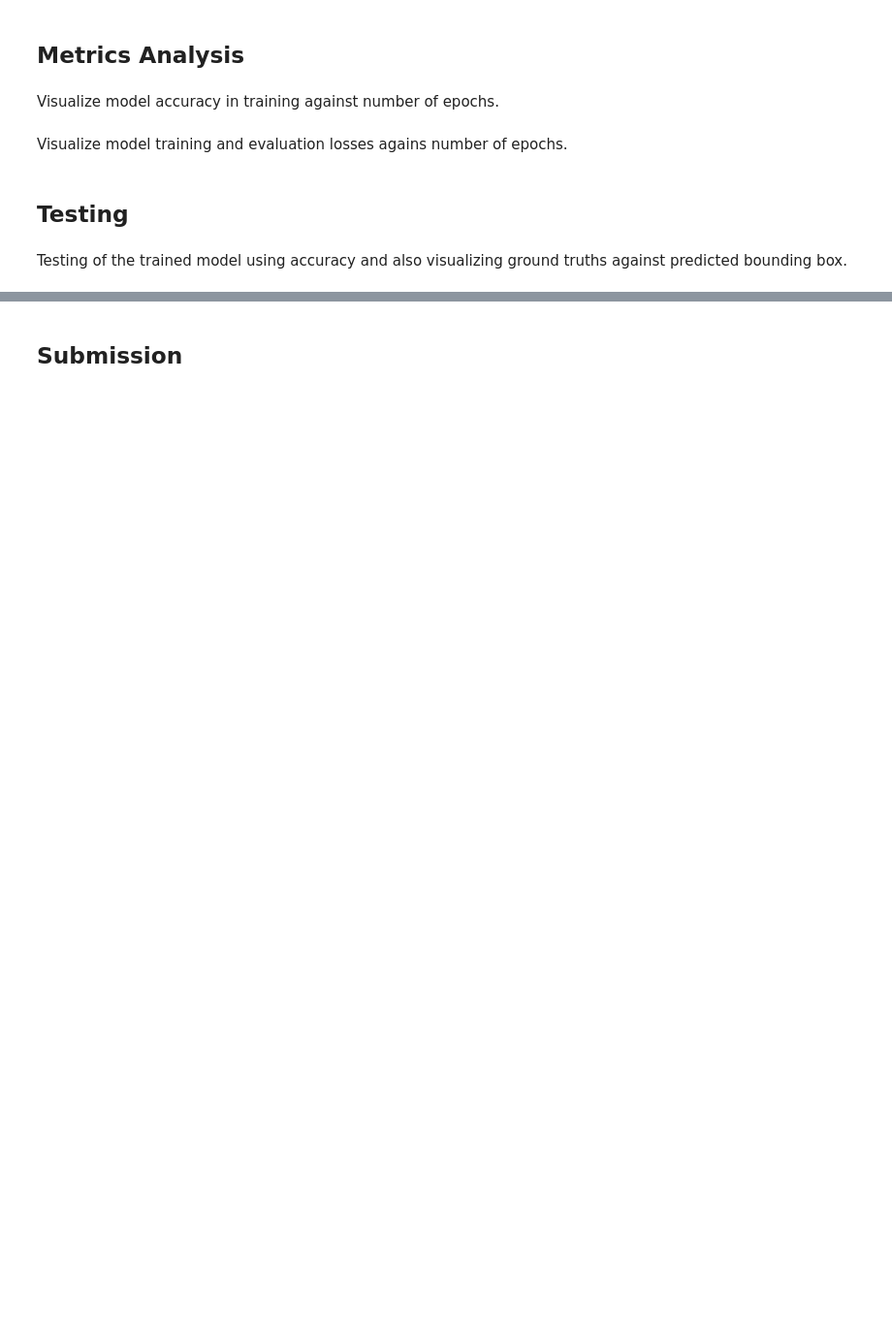
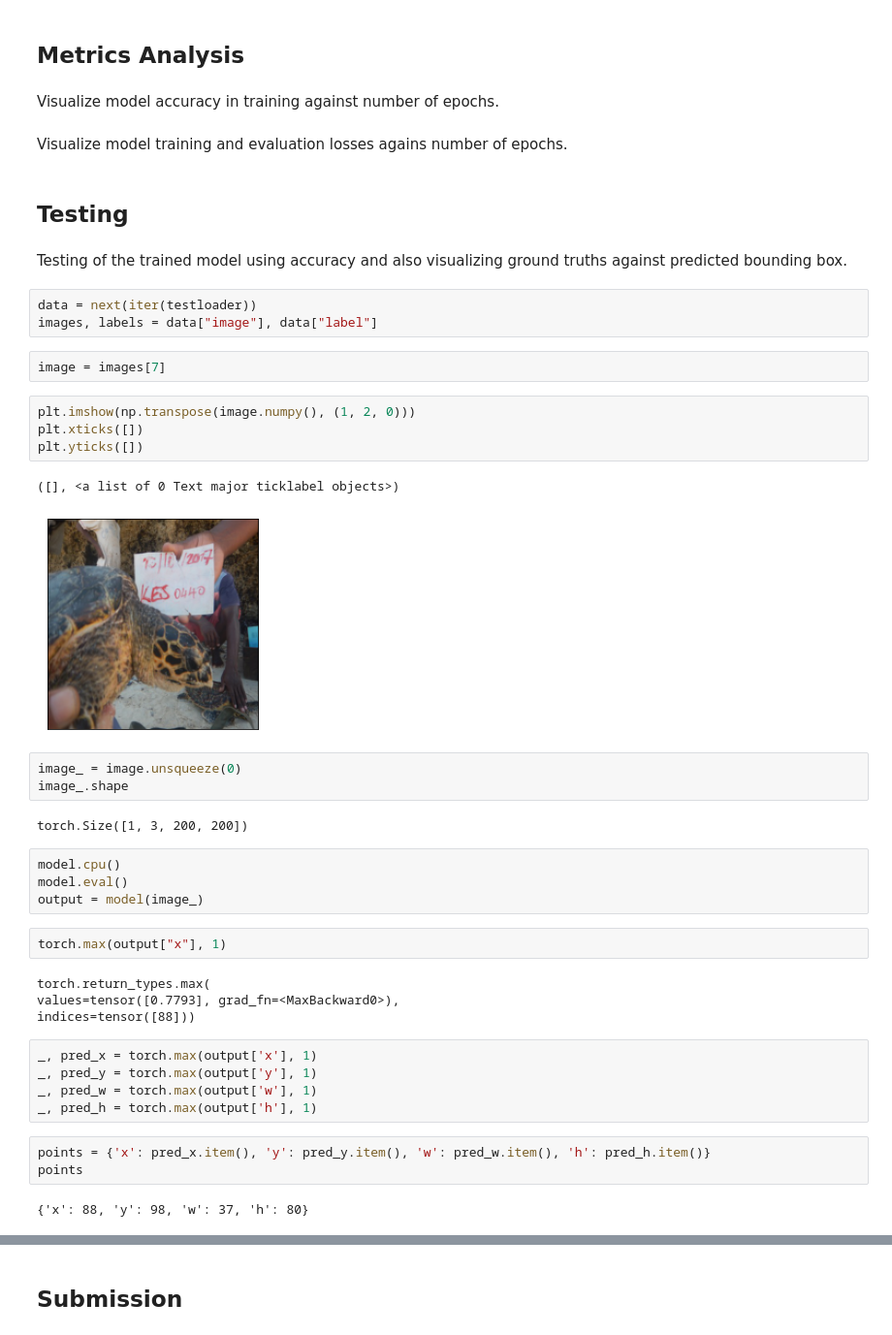
Before and after one commit to martinoywa/zindi-challenges, a Jupyter notebook: Local Ocean Conservation - Sea Turtle Face Detection/Model_Notebook.ipynb, the cells around one changed output, grey strips where cells are left out. Shown at 97% size. Saved outputs shown, nothing was run; the diff lists cells and outputs as text; blank space fills up the shorter version.

```diff
--- a/Local Ocean Conservation - Sea Turtle Face Detection/Model_Notebook.ipynb
+++ b/Local Ocean Conservation - Sea Turtle Face Detection/Model_Notebook.ipynb
@@ -480,3 +444,40 @@ Visualize model training and evaluation losses agains number of epochs.
 ## Testing
 # %% [markdown]
 Testing of the trained model using accuracy and also visualizing ground truths against predicted bounding box.
+# %%
+data = next(iter(testloader))
+images, labels = data["image"], data["label"]
+# %%
+image = images[7]
+# %%
+plt.imshow(np.transpose(image.numpy(), (1, 2, 0)))
+plt.xticks([])
+plt.yticks([])
+# %% [output]
+([], <a list of 0 Text major ticklabel objects>)
+[figure, added]
+# %%
+image_ = image.unsqueeze(0)
+image_.shape
+# %% [output]
+torch.Size([1, 3, 200, 200])
+# %%
+model.cpu()
+model.eval()
+output = model(image_)
+# %%
+torch.max(output["x"], 1)
+# %% [output]
+torch.return_types.max(
+values=tensor([0.7793], grad_fn=<MaxBackward0>),
+indices=tensor([88]))
+# %%
+_, pred_x = torch.max(output['x'], 1)
+_, pred_y = torch.max(output['y'], 1)
+_, pred_w = torch.max(output['w'], 1)
+_, pred_h = torch.max(output['h'], 1)
+# %%
+points = {'x': pred_x.item(), 'y': pred_y.item(), 'w': pred_w.item(), 'h': pred_h.item()}
+points
+# %% [output]
+{'x': 88, 'y': 98, 'w': 37, 'h': 80}
```
Also changed, not shown: parts of 33 cells of this notebook.
